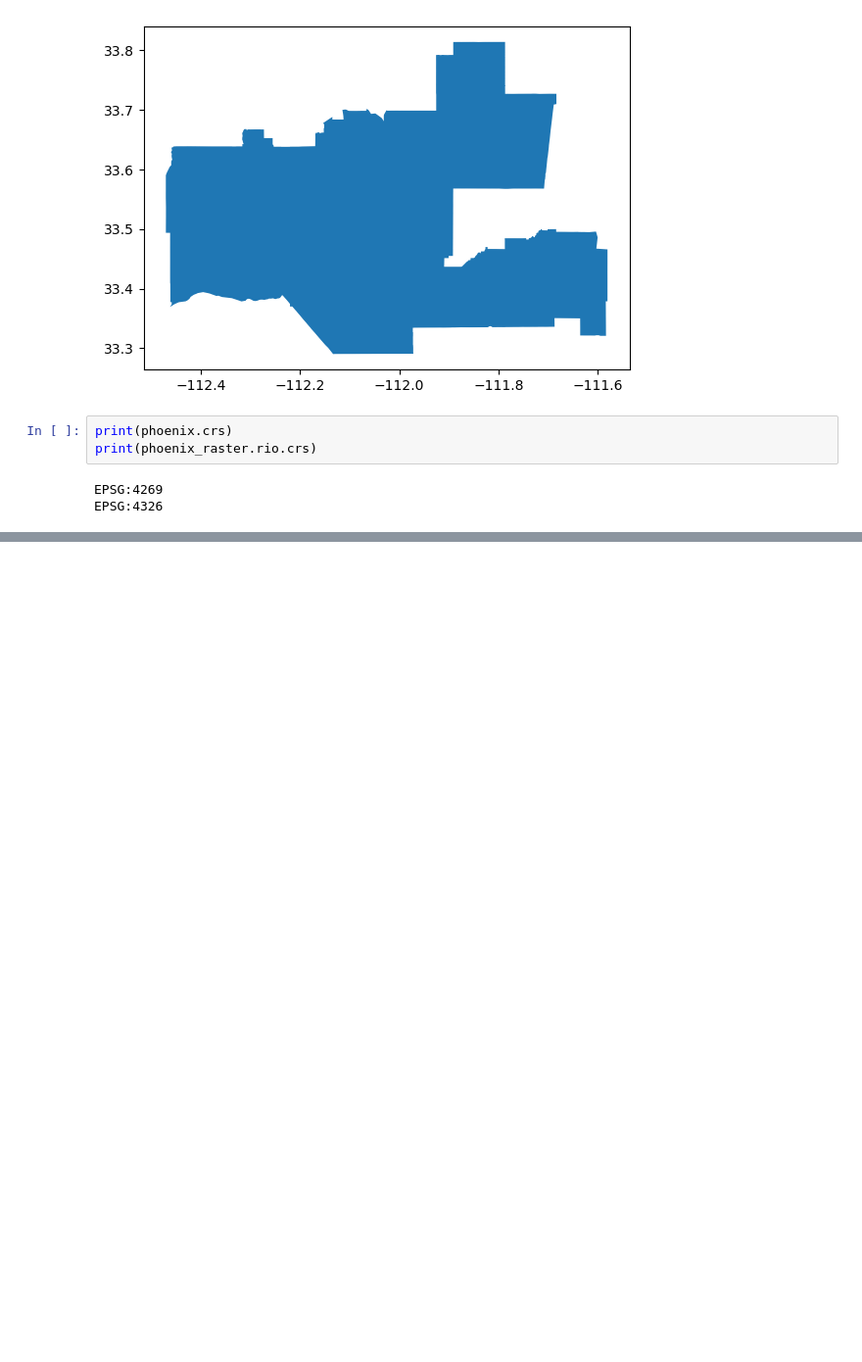
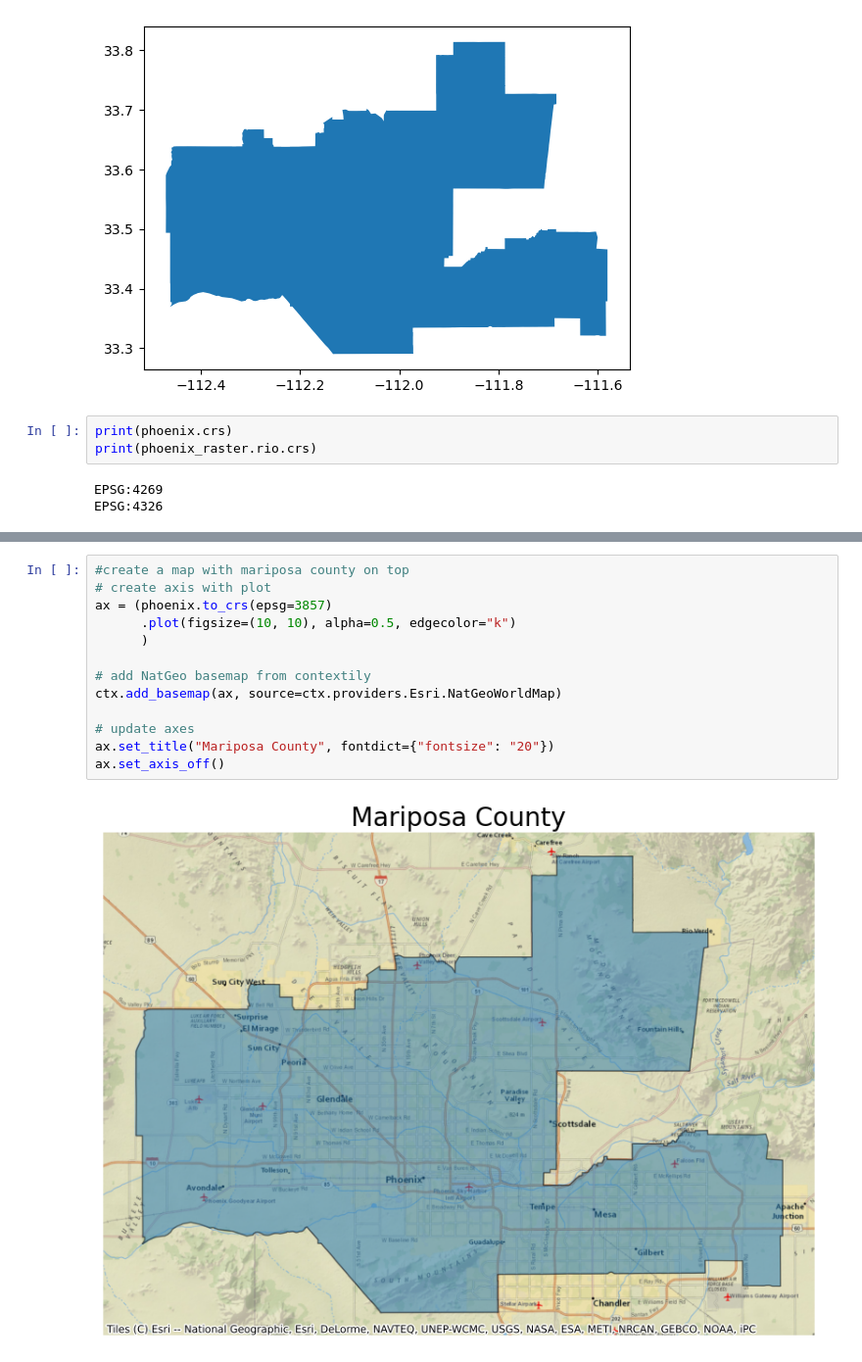
Before and after one commit to p-park6/biodiversity-index-phoenix, a Jupyter notebook: Pheonix_BII_change.ipynb, the cells around one changed output, grey strips where cells are left out. Shown at 98% size. Cells and saved outputs as stored; diff of their text form; blank space fills up the shorter version.

```diff
--- a/Pheonix_BII_change.ipynb
+++ b/Pheonix_BII_change.ipynb
@@ -178,0 +195,15 @@ True
+# %%
+#create a map with mariposa county on top
+# create axis with plot
+ax = (phoenix.to_crs(epsg=3857)
+      .plot(figsize=(10, 10), alpha=0.5, edgecolor="k")
+      )
+
+# add NatGeo basemap from contextily
+ctx.add_basemap(ax, source=ctx.providers.Esri.NatGeoWorldMap)
+
+# update axes
+ax.set_title("Mariposa County", fontdict={"fontsize": "20"})
+ax.set_axis_off()
+# %% [output]
+[figure, added]
```
Also changed, not shown: parts of 31 cells of this notebook.
